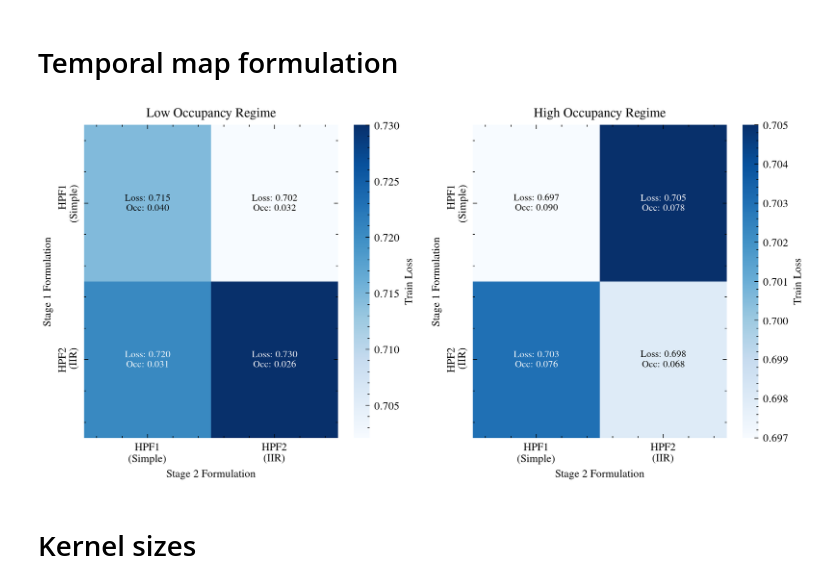
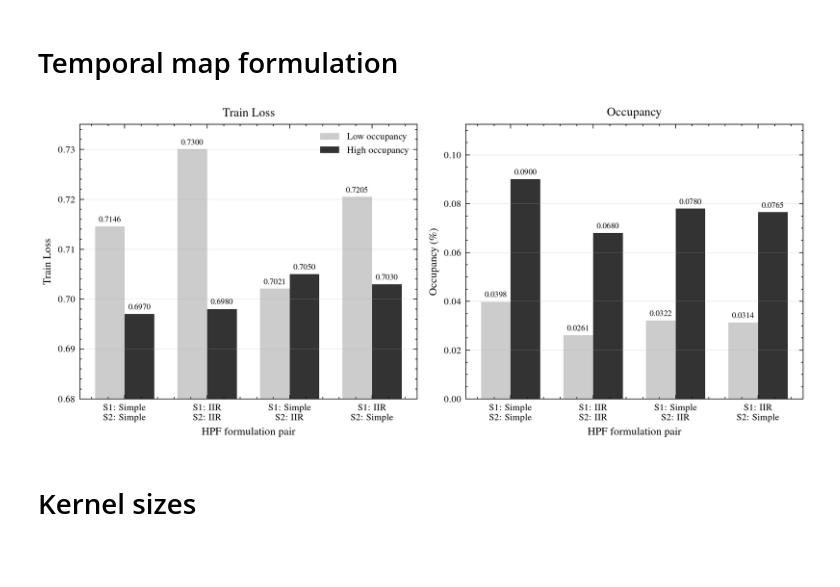
Before and after one commit to mlewandowski0/sillicon-retina, a Jupyter notebook: paper-figures/analysis_saliency.ipynb, the cells around one changed output. Drawn from its saved outputs; the diff is of its cells as text; code cells hidden in the pictures; blank space fills up the shorter version.

Commit message:
bars for ablation

```diff
--- a/paper-figures/analysis_saliency.ipynb
+++ b/paper-figures/analysis_saliency.ipynb
@@ -723,61 +729,78 @@ plt.show()
 # %% [markdown]
 # Temporal map formulation
 # %%
-import seaborn as sns
+import numpy as np
+import matplotlib.pyplot as plt
 
 # a pair of modes for (HPF1, HPF2)
 # low occupancy regime
 HPF_modes = [(0,0), (1,1), (0,1), (1,0)]
 train_loss_lo = [0.71455, 0.73003, 0.70209, 0.72048]
 occupancy_lo = [0.0398, 0.026101, 0.032155, 0.031357]
 
-# higher occupancy regime ( larger p_2 values)
+# higher occupancy regime (larger p_2 values)
 train_loss_ho = [0.697, 0.698, 0.705, 0.703]
 occupancy_ho = [0.09, 0.068, 0.078, 0.0765]
 
+try:
+    import scienceplots
+    plt.style.use(['science', 'ieee'])
+except ImportError:
+    plt.style.use('default')
 
-def create_matrix(modes, values):
-    mat = np.zeros((2, 2))
-    for (m1, m2), v in zip(modes, values):
-        mat[m1, m2] = v
-    return mat
+stage_name = {0: 'Simple', 1: 'IIR'}
+mode_labels = [f'S1: {stage_name[m1]}\nS2: {stage_name[m2]}' for m1, m2 in HPF_modes]
+x = np.arange(len(HPF_modes))
+width = 0.36
 
-mat_loss_lo = create_matrix(HPF_modes, train_loss_lo)
-mat_occ_lo = create_matrix(HPF_modes, occupancy_lo)
+fig, (ax_loss, ax_occ) = plt.subplots(1, 2, figsize=(8, 3.6), dpi=300, sharex=True)
 
-mat_loss_ho = create_matrix(HPF_modes, train_loss_ho)
-mat_occ_ho = create_matrix(HPF_modes, occupancy_ho)
+def annotate_bars(ax, bars, fmt, dy):
+    for bar in bars:
+        height = bar.get_height()
+        ax.annotate(
+            fmt.format(height),
+            xy=(bar.get_x() + bar.get_width() / 2, height),
+            xytext=(0, dy),
+            textcoords='offset points',
+            ha='center',
+            va='bottom',
+            fontsize=6,
+            rotation=0,
+        )
 
-# Style
-plt.style.use(['science', 'ieee'])
-fig, (ax1, ax2) = plt.subplots(1, 2, figsize=(8, 4), dpi=300)
+loss_lo_bars = ax_loss.bar(x - width / 2, train_loss_lo, width, label='Low occupancy', color='gray', alpha=0.4)
+loss_ho_bars = ax_loss.bar(x + width / 2, train_loss_ho, width, label='High occupancy', color='C0', alpha=0.8)
+ax_loss.set_title('Train Loss', fontsize=9)
+ax_loss.set_ylabel('Train Loss', fontsize=8)
+ax_loss.set_xticks(x)
+ax_loss.set_xticklabels(mode_labels)
+ax_loss.set_ylim(0.68, 0.735)
+ax_loss.legend(frameon=False, fontsize=7)
+annotate_bars(ax_loss, loss_lo_bars, '{:.4f}', 2)
+annotate_bars(ax_loss, loss_ho_bars, '{:.4f}', 2)
 
-labels = ['HPF1\n(Simple)', 'HPF2\n(IIR)']
+occ_lo_bars = ax_occ.bar(x - width / 2, occupancy_lo, width, label='Low occupancy', color='gray', alpha=0.4)
+occ_ho_bars = ax_occ.bar(x + width / 2, occupancy_ho, width, label='High occupancy', color='C0', alpha=0.8)
+ax_occ.set_title('Occupancy', fontsize=9)
+ax_occ.set_ylabel(r'Occupancy (\%)', fontsize=8)
+ax_occ.set_xticks(x)
+ax_occ.set_xticklabels(mode_labels)
+ax_occ.set_ylim(0, max(occupancy_ho) * 1.25)
+annotate_bars(ax_occ, occ_lo_bars, '{:.4f}', 2)
+annotate_bars(ax_occ, occ_ho_bars, '{:.4f}', 2)
 
-# Plotting function for consistency
-def plot_regime_heatmap(ax, loss_mat, occ_mat, title):
-    sns.heatmap(loss_mat, annot=False, cmap='Blues', ax=ax, cbar_kws={'label': 'Train Loss'})
-    for i in range(2):
-        for j in range(2):
-            color = "white" if loss_mat[i,j] > np.median(loss_mat) else "black"
-            ax.text(j+0.5, i+0.5, f'Loss: {loss_mat[i,j]:.3f}\nOcc: {occ_mat[i,j]:.3f}%',
-                     ha='center', va='center', color=color, fontsize=7, fontweight='bold')
-    ax.set_title(title)
-    ax.set_xlabel('Stage 2 Formulation')
-    ax.set_ylabel('Stage 1 Formulation')
-    ax.set_xticks([0.5, 1.5])
-    ax.set_xticklabels(labels)
-    ax.set_yticks([0.5, 1.5])
-    ax.set_yticklabels(labels)
-
-plot_regime_heatmap(ax1, mat_loss_lo, mat_occ_lo, 'Low Occupancy Regime')
-plot_regime_heatmap(ax2, mat_loss_ho, mat_occ_ho, 'High Occupancy Regime')
+for ax in (ax_loss, ax_occ):
+    ax.set_xlabel('HPF formulation pair', fontsize=8)
+    ax.tick_params(axis='both', labelsize=7)
+    ax.tick_params(axis='x', labelrotation=0)
+    ax.grid(axis='y', alpha=0.25, linewidth=0.5)
 
 plt.tight_layout()
-plt.savefig('hpf_ablation_heatmaps.png')
+plt.savefig('hpf_ablation_bars.png', bbox_inches='tight')
 plt.show()
 # %% [output]
-[figure, old version]
+[figure, new version]
 # %% [markdown]
 # Kernel sizes
 # %%
```
Also changed, not shown: parts of 10 cells of this notebook, 3 other files.
